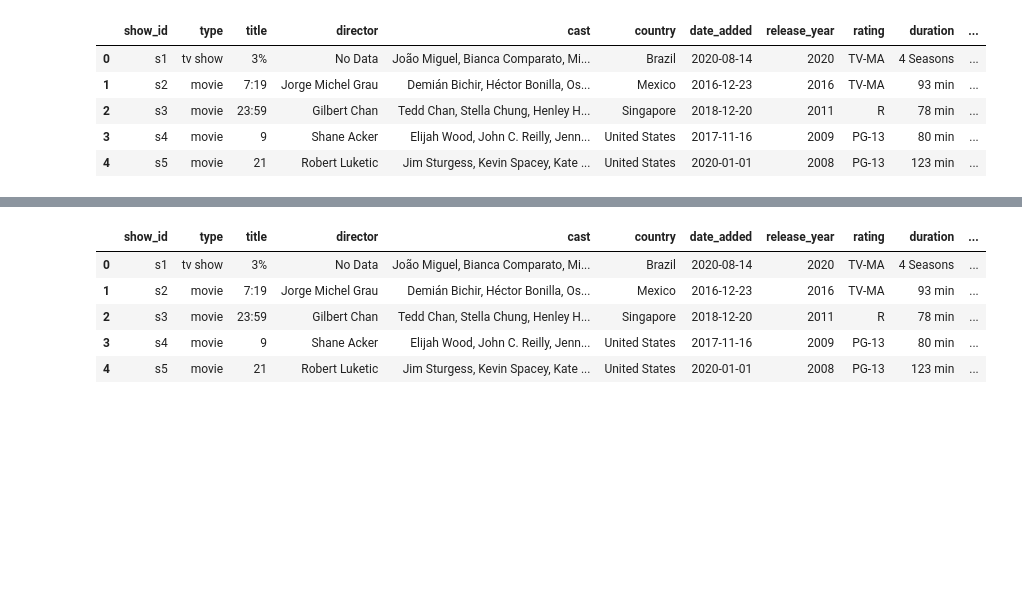
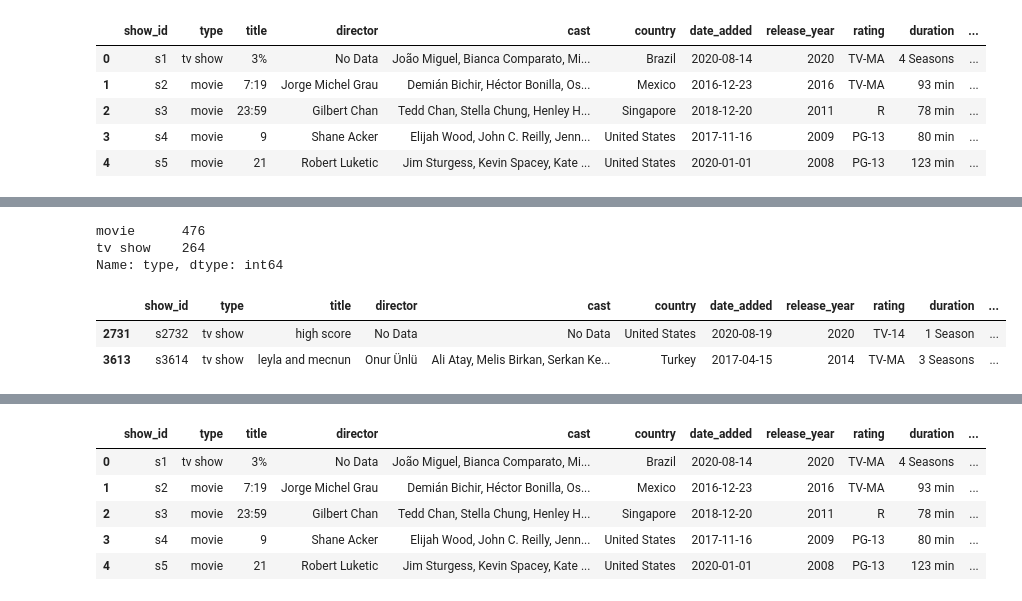
Before and after one commit to rubeshajith/NETFLIX-MOVIES-AND-TV-SHOWS-CLUSTERING, a Jupyter notebook: NETFLIX_MOVIES_AND_TV_SHOWS_CLUSTERING.ipynb, the cells around one changed output, grey strips where cells are left out. Saved outputs shown, nothing was run; the diff lists cells and outputs as text; code cells hidden in the pictures; blank space fills up the shorter version.

```diff
--- a/NETFLIX_MOVIES_AND_TV_SHOWS_CLUSTERING.ipynb
+++ b/NETFLIX_MOVIES_AND_TV_SHOWS_CLUSTERING.ipynb
@@ -1221,0 +1319,5 @@ df.head()
+# %%
+tfid_vectorizer= TfidfVectorizer(max_features=4000)
+# %%
+#using tfid_vectorizer for fiting content_clean variable and converting it into arrays
+content_tfidf = tfid_vectorizer.fit_transform(content_clean).toarray()
@@ -1223,0 +1358,12 @@ netflix_df = df.copy()
+# %%
+netflix_df[netflix_df.cluster == 9]["type"].value_counts()
+# %% [output]
+movie      476
+tv show    264
+Name: type, dtype: int64
+# %%
+netflix_df.loc[(netflix_df["type"] == "tv show")&(netflix_df["cluster"] == 8)&(netflix_df["averageRating"] == 9.1)]
+# %% [output]
+|  | show_id | type | title | director | cast | country | date_added | release_year | rating | duration | ... |
+| 2731 | s2732 | tv show | high score | No Data | No Data | United States | 2020-08-19 | 2020 | TV-14 | 1 Season | ... |
+| 3613 | s3614 | tv show | leyla and mecnun | Onur Ünlü | Ali Atay, Melis Birkan, Serkan Ke... | Turkey | 2017-04-15 | 2014 | TV-MA | 3 Seasons | ... |
```
Also changed, not shown: parts of 25 cells of this notebook.
